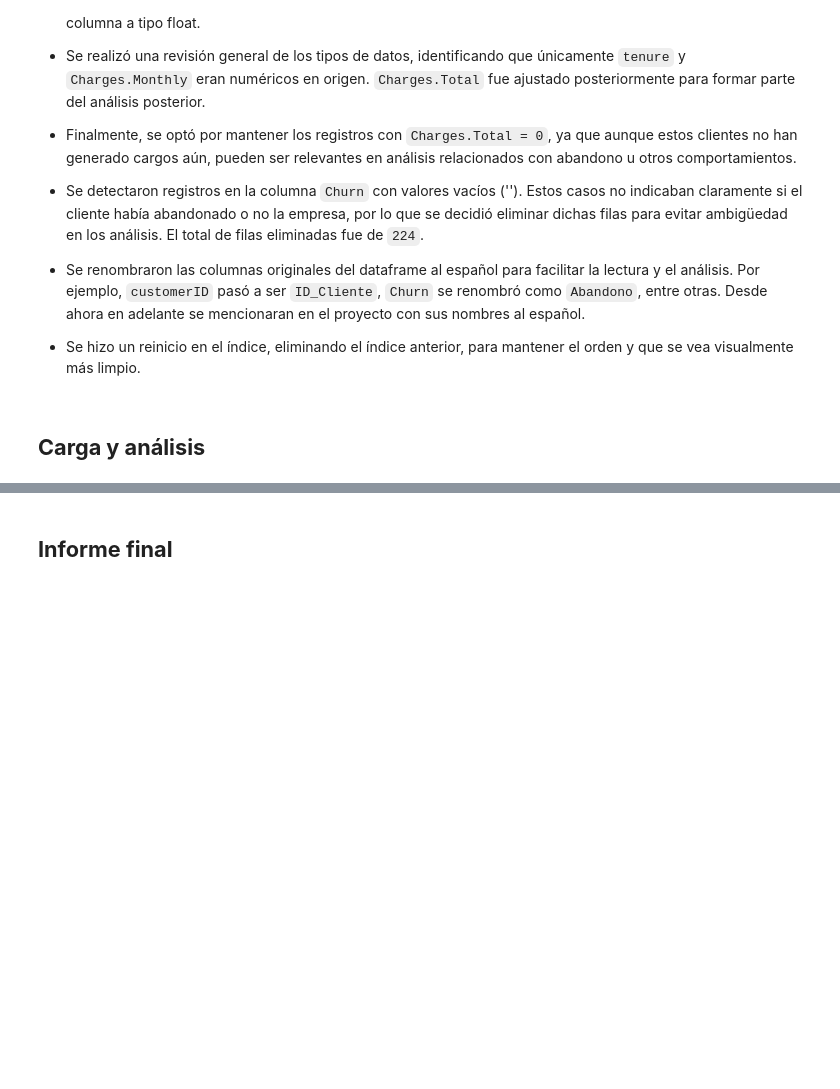
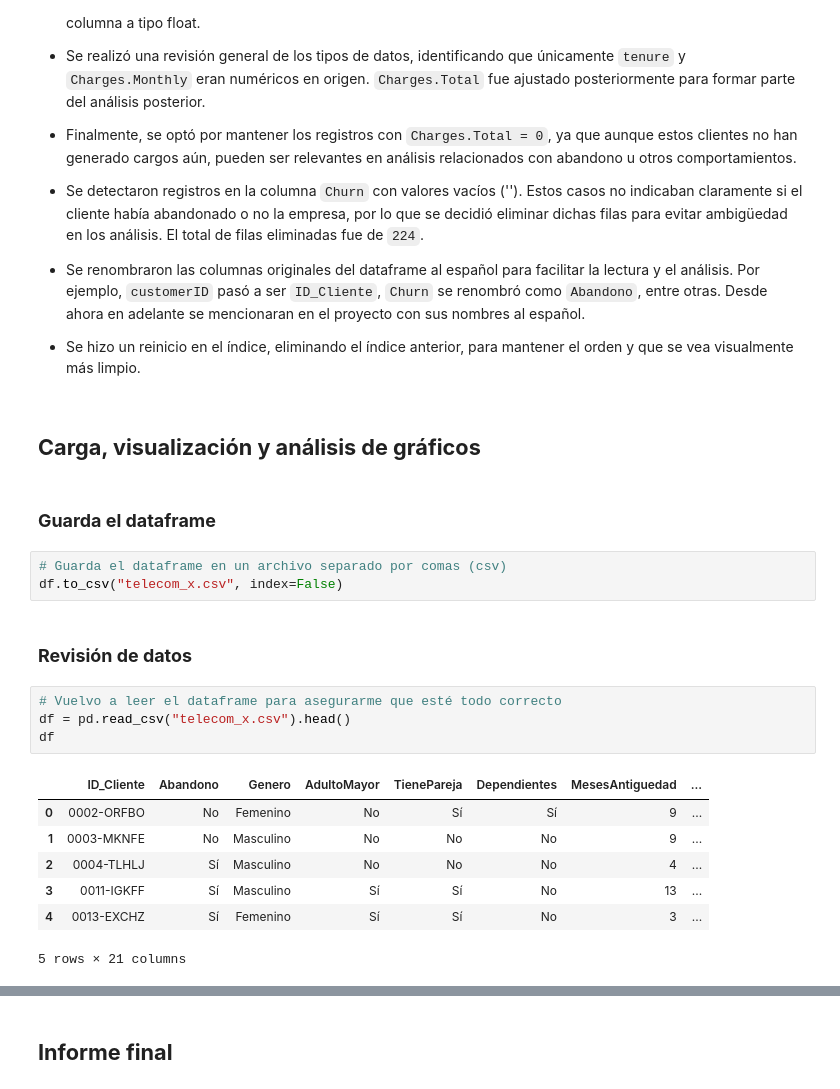
Before and after one commit to DanielRaiicHu/TelecomX, a Jupyter notebook: TelecomX.ipynb, the cells around one changed output, grey strips where cells are left out. Saved outputs shown, nothing was run; the diff lists cells and outputs as text; blank space fills up the shorter version.

Commit message:
Actualización: Carga, visualización y análisis de gráficos

```diff
--- a/TelecomX.ipynb
+++ b/TelecomX.ipynb
@@ -398,4 +398,23 @@ Desde ahora en adelante se mencionaran en el proyecto con sus nombres al españo
 
 * Se hizo un reinicio en el índice, eliminando el índice anterior, para mantener el orden y que se vea visualmente más limpio.
 # %% [markdown]
-## **Carga y análisis**
+## **Carga, visualización y análisis de gráficos**
+# %% [markdown]
+### **Guarda el dataframe**
+# %%
+# Guarda el dataframe en un archivo separado por comas (csv)
+df.to_csv("telecom_x.csv", index=False)
+# %% [markdown]
+### **Revisión de datos**
+# %%
+# Vuelvo a leer el dataframe para asegurarme que esté todo correcto
+df = pd.read_csv("telecom_x.csv").head()
+df
+# %% [output]
+|  | ID_Cliente | Abandono | Genero | AdultoMayor | TienePareja | Dependientes | MesesAntiguedad | ... |
+| 0 | 0002-ORFBO | No | Femenino | No | Sí | Sí | 9 | ... |
+| 1 | 0003-MKNFE | No | Masculino | No | No | No | 9 | ... |
+| 2 | 0004-TLHLJ | Sí | Masculino | No | No | No | 4 | ... |
+| 3 | 0011-IGKFF | Sí | Masculino | Sí | Sí | No | 13 | ... |
+| 4 | 0013-EXCHZ | Sí | Femenino | Sí | Sí | No | 3 | ... |
+5 rows × 21 columns
```
Also changed, not shown: parts of 2 cells of this notebook.
